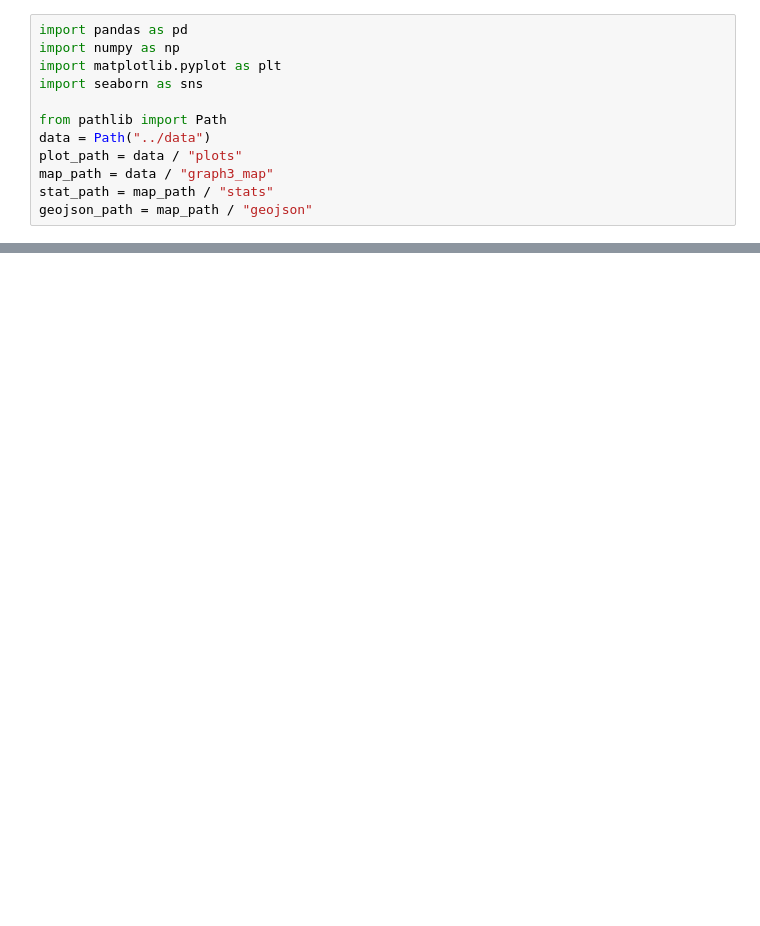
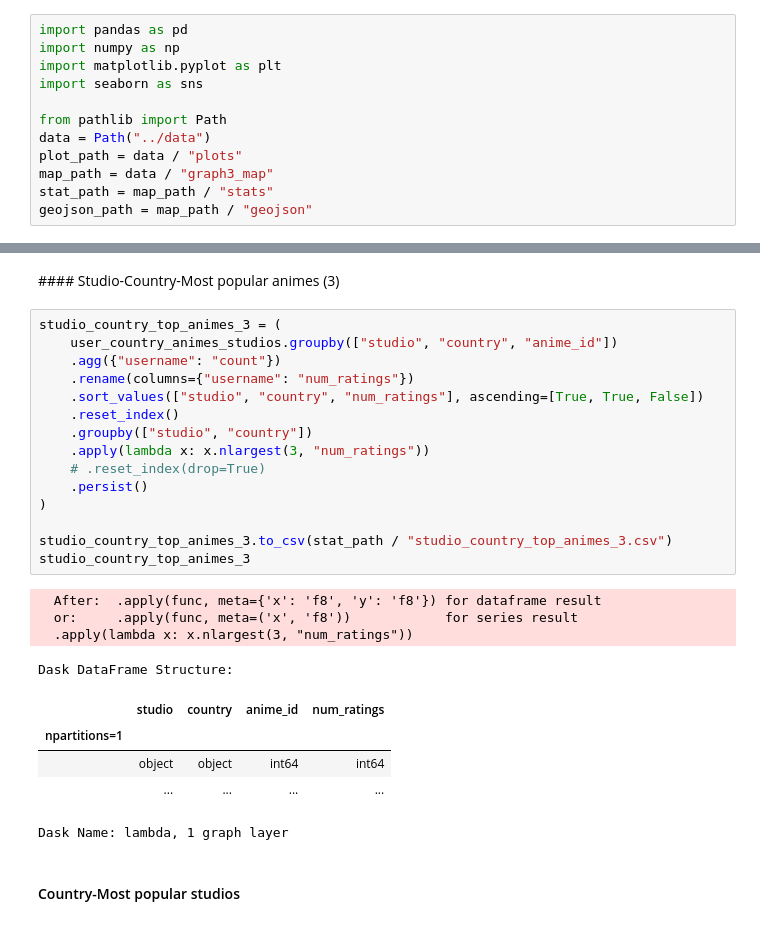
Before and after one commit to com-480-data-visualization/project-2023-vizmoica, a Jupyter notebook: preprocessing/eda_country_stats_2.ipynb, the cells around one changed output, grey strips where cells are left out. Drawn from its saved outputs; the diff is of its cells as text; blank space fills up the shorter version.

```diff
--- a/preprocessing/eda_country_stats_2.ipynb
+++ b/preprocessing/eda_country_stats_2.ipynb
@@ -404,0 +190,29 @@ Name: my_tags, dtype: object
+# %% [markdown]
+#### Studio-Country-Most popular animes (3)
+# %%
+studio_country_top_animes_3 = (
+    user_country_animes_studios.groupby(["studio", "country", "anime_id"])
+    .agg({"username": "count"})
+    .rename(columns={"username": "num_ratings"})
+    .sort_values(["studio", "country", "num_ratings"], ascending=[True, True, False])
+    .reset_index()
+    .groupby(["studio", "country"])
+    .apply(lambda x: x.nlargest(3, "num_ratings"))
+    # .reset_index(drop=True)
+    .persist()
+)
+
+studio_country_top_animes_3.to_csv(stat_path / "studio_country_top_animes_3.csv")
+studio_country_top_animes_3
+# %% [output]
+  After:  .apply(func, meta={'x': 'f8', 'y': 'f8'}) for dataframe result
+  or:     .apply(func, meta=('x', 'f8'))            for series result
+  .apply(lambda x: x.nlargest(3, "num_ratings"))
+Dask DataFrame Structure:
+|  | studio | country | anime_id | num_ratings |
+| npartitions=1 |  |  |  |  |
+|  | object | object | int64 | int64 |
+|  | ... | ... | ... | ... |
+Dask Name: lambda, 1 graph layer
+# %% [markdown]
+#### Country-Most popular studios
```
Also changed, not shown: parts of 76 cells of this notebook, 7 other files.
